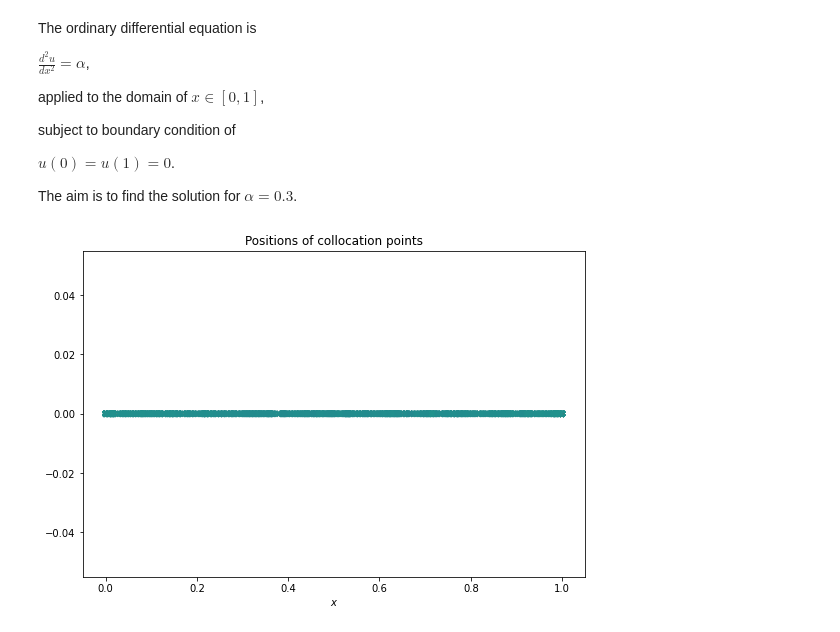
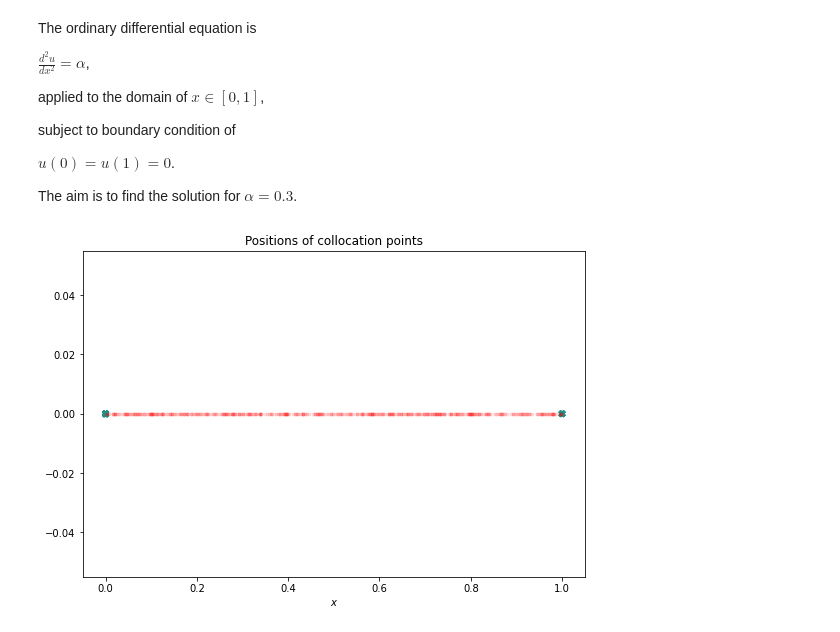
Before and after one commit to mrhashemi/CSUMS2022_PINNs, a Jupyter notebook: ODE_final.ipynb, the cells around one changed output. Cells and saved outputs as stored; diff of their text form; code cells hidden in the pictures.

```diff
--- a/ODE_final.ipynb
+++ b/ODE_final.ipynb
@@ -81,14 +81,14 @@ u_param = u_data
 # %%
 import matplotlib.pyplot as plt
 
 fig = plt.figure(figsize=(9,6))
 plt.scatter(X_b, tf.zeros((X_b.shape[0],1)), c=u_b, marker='X', vmin=-1, vmax=1)
 plt.scatter(X_r, tf.zeros((X_r.shape[0],1)), c='r', marker='.', alpha=0.1)
-plt.scatter(X_d, tf.zeros((X_d.shape[0],1)), c=u_d, marker='X', vmin=-1, vmax=1)
+#plt.scatter(X_d, tf.zeros((X_d.shape[0],1)), c=u_d, marker='X', vmin=-1, vmax=1)
 plt.xlabel('$x$')
 
 plt.title('Positions of collocation points');
 # %% [output]
-[figure, old version]
+[figure, new version]
 # %%
 # The exact data will be treated similar to the IC and Dirichlet BC
```
Also changed, not shown: parts of 5 cells of this notebook.
